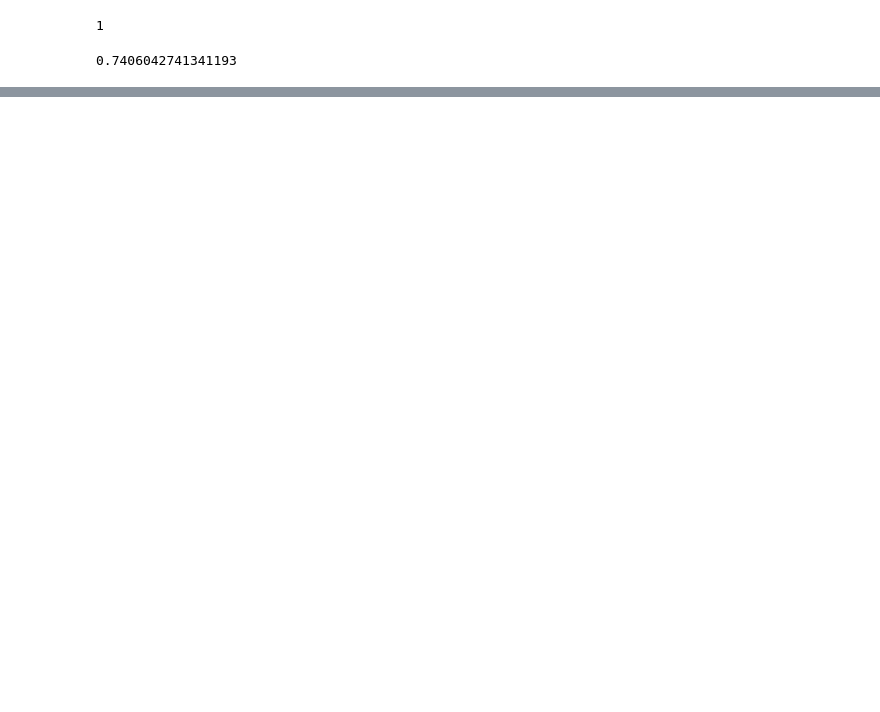
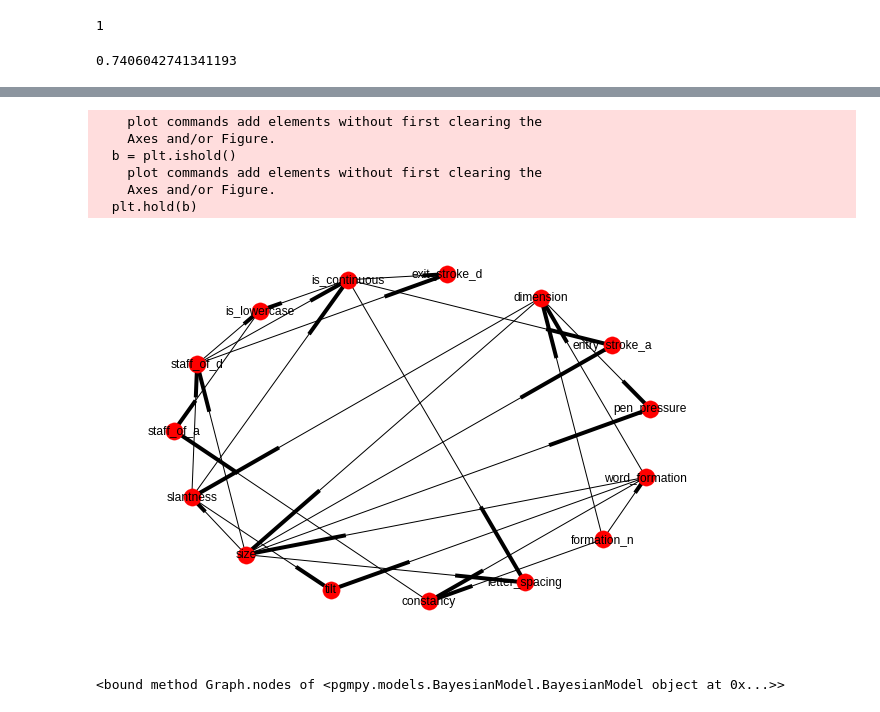
Before and after one commit to pratik-kubal/AML-XAI-2, a Jupyter notebook: main.ipynb, the cells around one changed output, grey strips where cells are left out. Cells and saved outputs as stored; diff of their text form; code cells hidden in the pictures; blank space fills up the shorter version.

```diff
--- a/main.ipynb
+++ b/main.ipynb
@@ -160,0 +139,11 @@ model_data.write_bif(filename='ssj2Model.bif')
+# %%
+nx.draw(revivalModel2, with_labels=True)
+plt.show()
+# %% [output]
+    plot commands add elements without first clearing the
+    Axes and/or Figure.
+  b = plt.ishold()
+    plot commands add elements without first clearing the
+    Axes and/or Figure.
+  plt.hold(b)
+[figure, added]
@@ -160,0 +152,5 @@ model_data.write_bif(filename='ssj2Model.bif')
+# %%
+est = HillClimbSearch(rawData, scoring_method=K2Score(rawData))
+%time revivalModel2 = est.estimate(max_indegree=2)
+# %% [output]
+<bound method Graph.nodes of <pgmpy.models.BayesianModel.BayesianModel object at 0x...>>
```
Also changed, not shown: parts of 25 cells of this notebook.
